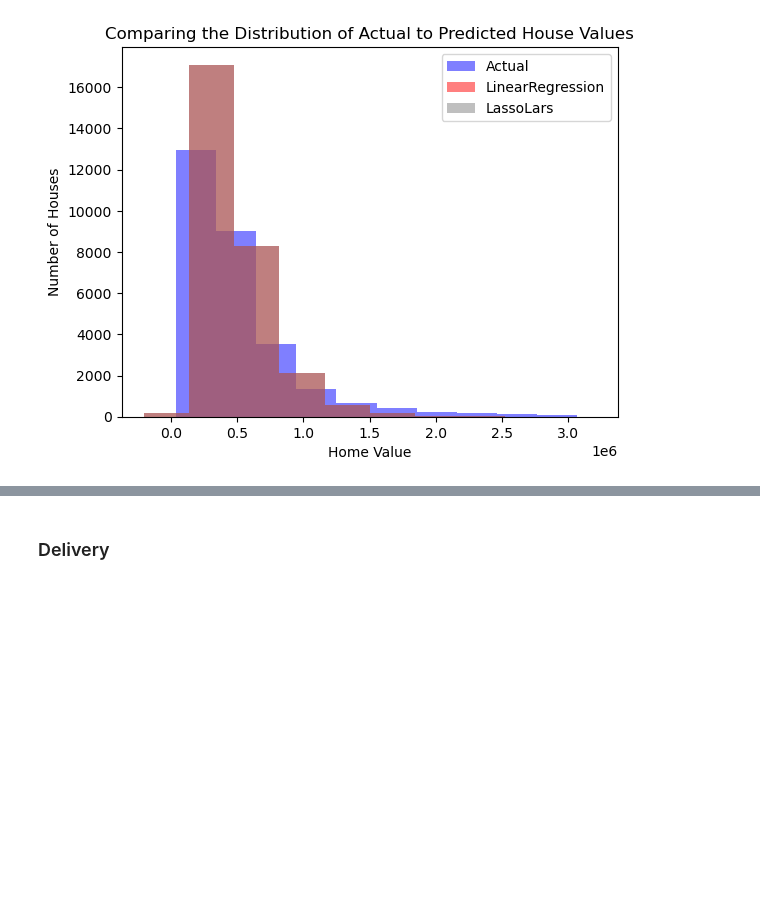
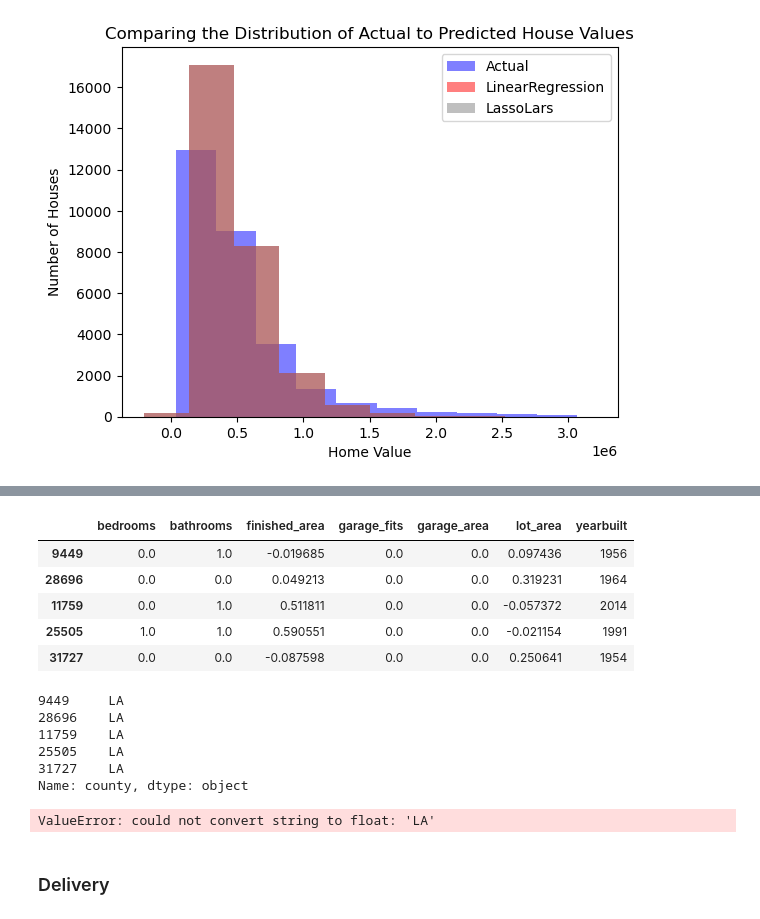
Before and after one commit to Joshua-Click/zillow-project, a Jupyter notebook: zillow_work.ipynb, the cells around one changed output, grey strips where cells are left out. Drawn from its saved outputs; the diff is of its cells as text; code cells hidden in the pictures; blank space fills up the shorter version.

```diff
--- a/zillow_work.ipynb
+++ b/zillow_work.ipynb
@@ -1408,0 +1657,32 @@ plt.show()
+# %%
+def model_prep_zillow_scaled_all_feat(X_train, X_validate, X_test):
+    '''Takes the X train, validate, and test and fits them to a RobustScaler
+
+    arguments: X_train, X_validate, X_test
+
+    returns: X_train_scaled, X_validate_scaled, X_test_scaled'''
+    # makes a copy of the dataframes
+    X_train_scaled = X_train.copy()
+    X_valid_scaled = X_validate.copy()
+    X_test_scaled = X_test.copy()
+
+    columns_to_scale = ['bedrooms', 'bathrooms', 'finished_area', 'garage_fits', 'garage_area', 'lot_area']
+
+    scaler = RobustScaler()
+
+    X_train_scaled[columns_to_scale] = scaler.fit_transform(X_train[columns_to_scale])
+    X_valid_scaled[columns_to_scale] = scaler.transform(X_validate[columns_to_scale])
+    X_test_scaled[columns_to_scale] = scaler.transform(X_test[columns_to_scale])
+
+    return X_train_scaled, X_valid_scaled, X_test_scaled
+# %%
+X_train_all_scaled, X_valid_all_scaled, X_test_all_scaled = model_prep_zillow_scaled_all_feat(X_train_all, X_validate_all, X_test_all)
+# %%
+X_train_all_scaled.head()
+# %% [output]
+|  | bedrooms | bathrooms | finished_area | garage_fits | garage_area | lot_area | yearbuilt |
+| 9449 | 0.0 | 1.0 | -0.019685 | 0.0 | 0.0 | 0.097436 | 1956 |
+| 28696 | 0.0 | 0.0 | 0.049213 | 0.0 | 0.0 | 0.319231 | 1964 |
+| 11759 | 0.0 | 1.0 | 0.511811 | 0.0 | 0.0 | -0.057372 | 2014 |
+| 25505 | 1.0 | 1.0 | 0.590551 | 0.0 | 0.0 | -0.021154 | 1991 |
+| 31727 | 0.0 | 0.0 | -0.087598 | 0.0 | 0.0 | 0.250641 | 1954 |
@@ -1409,3 +1691,16 @@ plt.show()
+# %%
+y_train_all.head()
+# %% [output]
+9449     LA
+28696    LA
+11759    LA
+25505    LA
+31727    LA
+Name: county, dtype: object
+# %%
+w.get_poly(X_train_all_scaled, X_valid_all_scaled, y_train_all, y_validate_all, 3)
+# %% [output]
+ValueError: could not convert string to float: 'LA'
 # %% [markdown]
 ### Delivery
 # %% [markdown]
```
Also changed, not shown: parts of 34 cells of this notebook, 2 other files.
